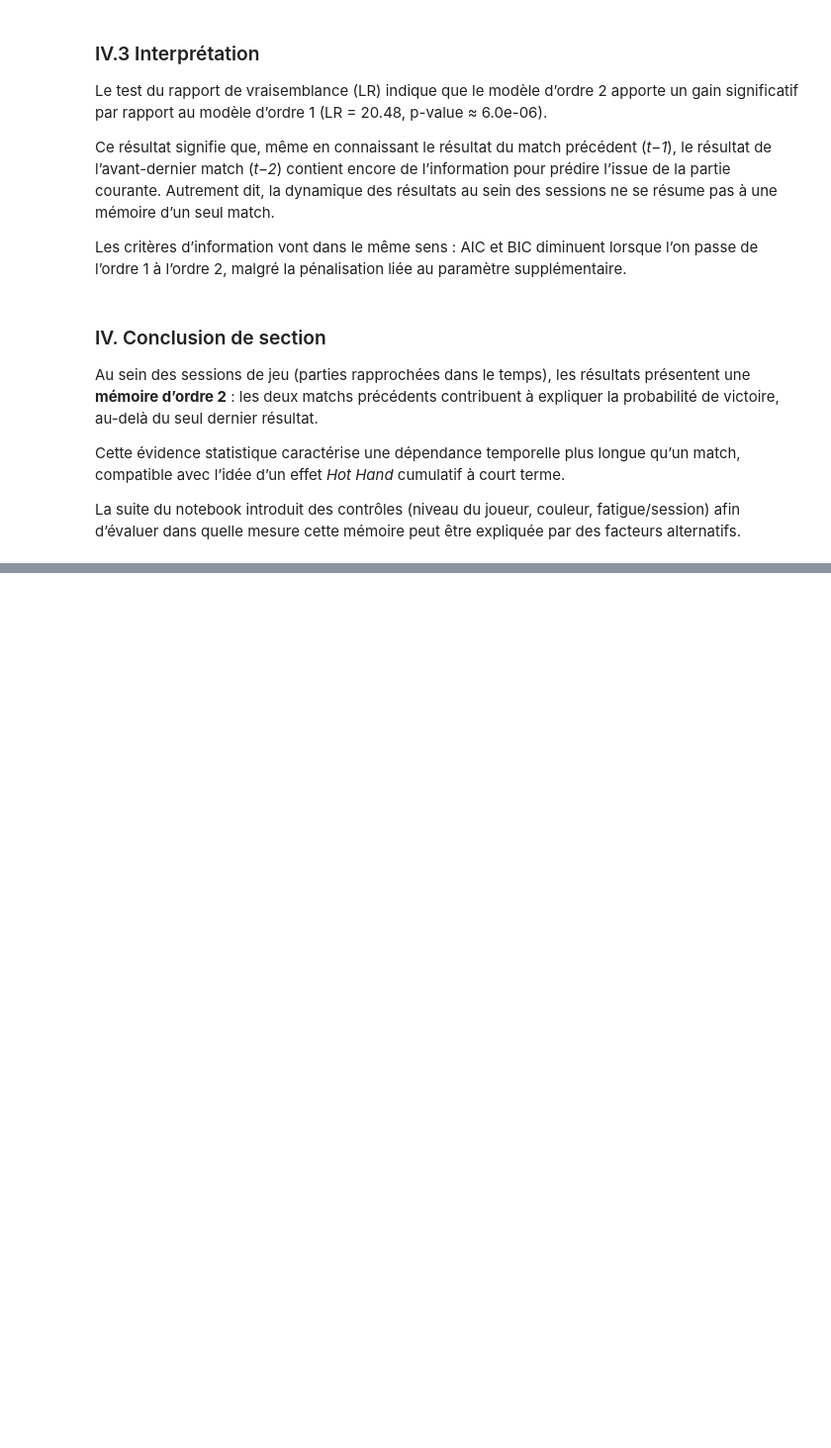
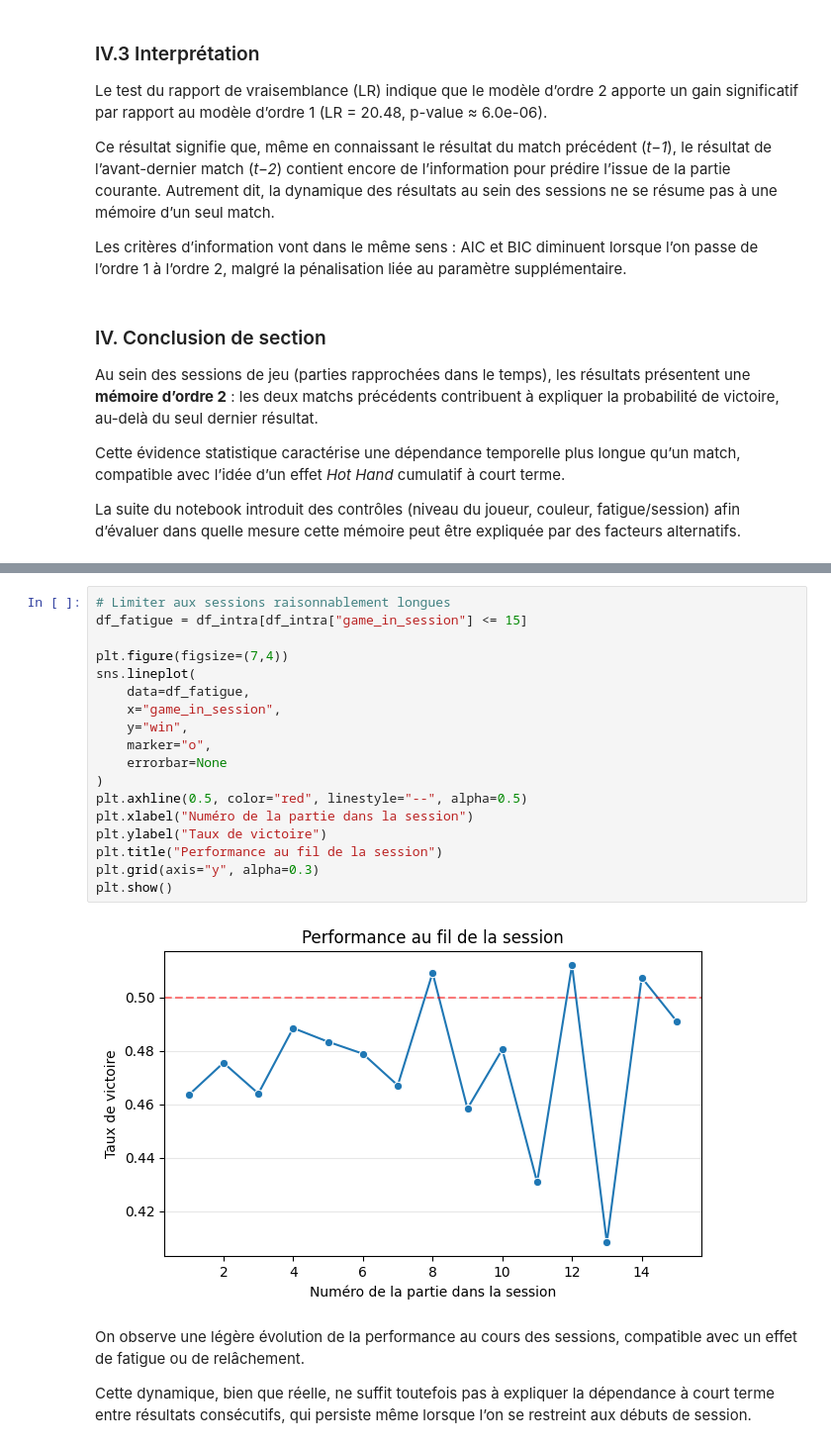
Before and after one commit to tristanTRT/Projet-info-2A, a Jupyter notebook: Scripts_analyse_data/Analyse_data.ipynb, the cells around one changed output, grey strips where cells are left out. Shown at 99% size. Saved outputs shown, nothing was run; the diff lists cells and outputs as text; blank space fills up the shorter version.

```diff
--- a/Scripts_analyse_data/Analyse_data.ipynb
+++ b/Scripts_analyse_data/Analyse_data.ipynb
@@ -1065,0 +755,27 @@ Lancement de la simulation (500 permutations)... Patience.
+# %%
+# Limiter aux sessions raisonnablement longues
+df_fatigue = df_intra[df_intra["game_in_session"] <= 15]
+
+plt.figure(figsize=(7,4))
+sns.lineplot(
+    data=df_fatigue,
+    x="game_in_session",
+    y="win",
+    marker="o",
+    errorbar=None
+)
+plt.axhline(0.5, color="red", linestyle="--", alpha=0.5)
+plt.xlabel("Numéro de la partie dans la session")
+plt.ylabel("Taux de victoire")
+plt.title("Performance au fil de la session")
+plt.grid(axis="y", alpha=0.3)
+plt.show()
+# %% [output]
+[figure, added]
+# %% [markdown]
+On observe une légère évolution de la performance au cours des sessions,
+compatible avec un effet de fatigue ou de relâchement.
+
+Cette dynamique, bien que réelle, ne suffit toutefois pas à expliquer
+la dépendance à court terme entre résultats consécutifs,
+qui persiste même lorsque l’on se restreint aux débuts de session.
```
Also changed, not shown: parts of 29 cells of this notebook.
